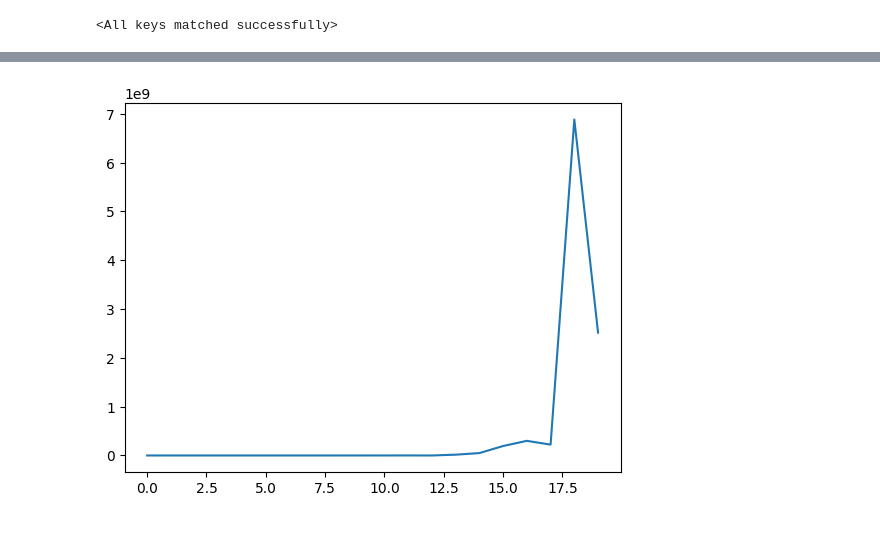
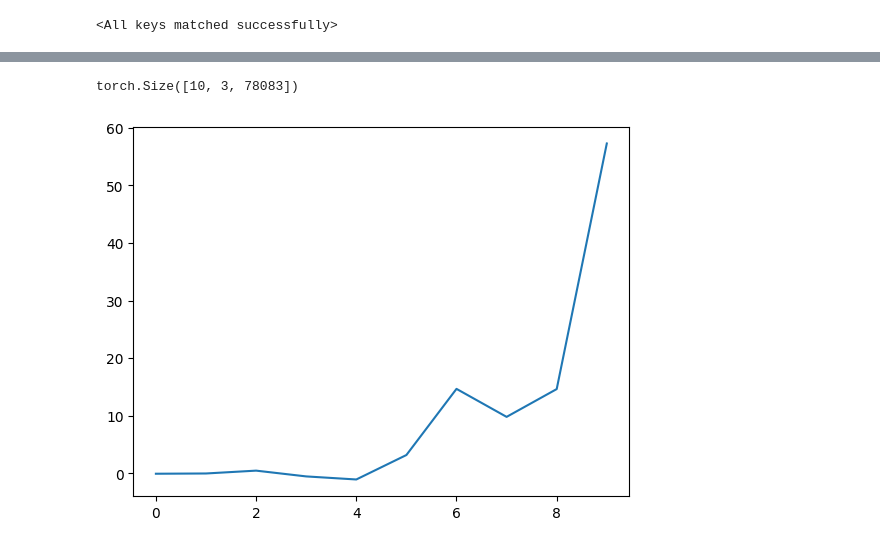
Before and after one commit to tamtran22/neuralop, a Jupyter notebook: Codes/train_tec_data.ipynb, the cells around one changed output, grey strips where cells are left out. Saved outputs shown, nothing was run; the diff lists cells and outputs as text; code cells hidden in the pictures.

```diff
--- a/Codes/train_tec_data.ipynb
+++ b/Codes/train_tec_data.ipynb
@@ -55,7 +59,7 @@ dataset = load_tecplot_to_pt_dataset(
 # %%
 loader = DataLoader(
     dataset.train_db,
-    batch_size=10,
+    batch_size=5,
     num_workers=0,
     pin_memory=False,
     persistent_workers=False
@@ -90,21 +99,15 @@ train_loss = args.train_args['loss']
 # %%
-# model = FNO1d(
-#     n_modes_height=32,
-#     hidden_channels=64,
-#     in_channels=15,
-#     out_channels=3,
-
-# ).to(torch.device('cpu'))
-# model.load_state_dict(torch.load('../checkpoints/model_state_dict.pt', weights_only=False))
+model = args.model(**args.model_args).to(args.validate_args['device'])
+model.load_state_dict(torch.load('../checkpoints/model_state_dict.pt', weights_only=False))
 # %% [output]
 <All keys matched successfully>
 # %%
-# data = next(iter(loader))
-# output = recurrent_formulation(
-#     model,
-#     initial_input=data['x'][0].unsqueeze(0).float().to(device),
-#     n_iteration=20,
-#     n_timesteps=5,
-#     n_variables=3,
-#     device=torch.device('cpu'),
-# )
+data = next(iter(loader))
+output = recurrent_formulation(
+    model,
+    initial_input=data['x'][0].unsqueeze(0).float().to(device),
+    n_iteration=20,
+    n_timesteps=5,
+    n_variables=3,
+    device=torch.device('cpu'),
+)
@@ -111,8 +134,14 @@ train_loss = args.train_args['loss']
 # %%
-# import matplotlib.pyplot as plt
+import matplotlib.pyplot as plt
 
-# y = output[0,2,:,700].detach().numpy()
-# plt.plot(y)
-# plt.show()
+y = output[0,2,:10,700].detach().numpy()
+
+yy = data['y']
+print(yy.shape)
+yy = yy[]
+plt.plot(y)
+# plt.plot(yy)
+plt.show()
 # %% [output]
+torch.Size([10, 3, 78083])
-[figure, old version]
+[figure, new version]
```
Also changed, not shown: parts of 6 cells of this notebook, 2 other files.
